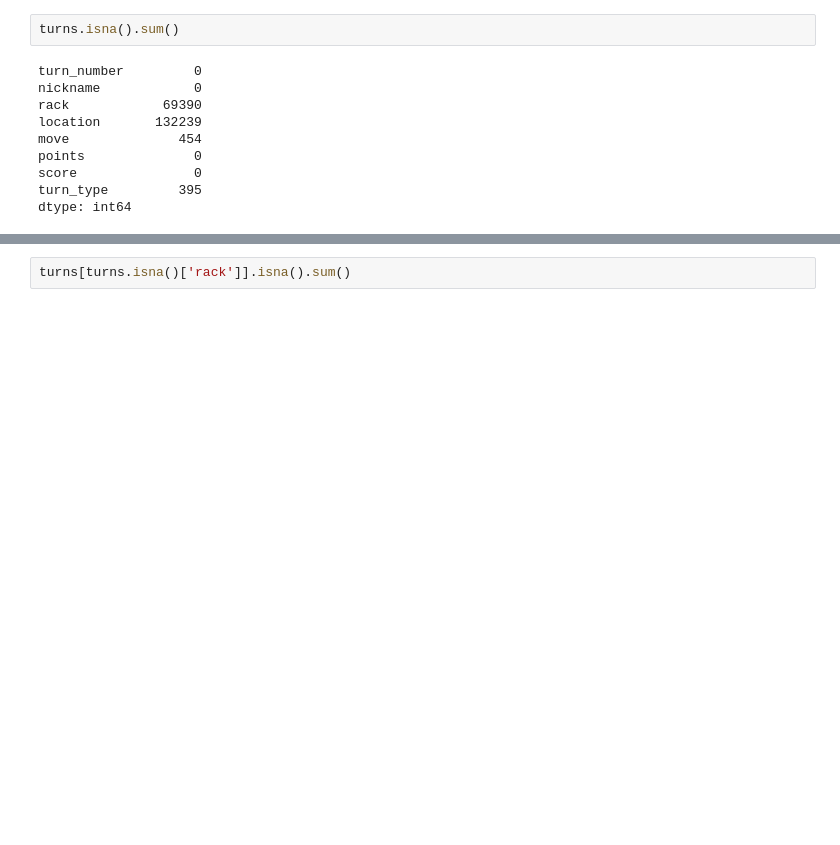
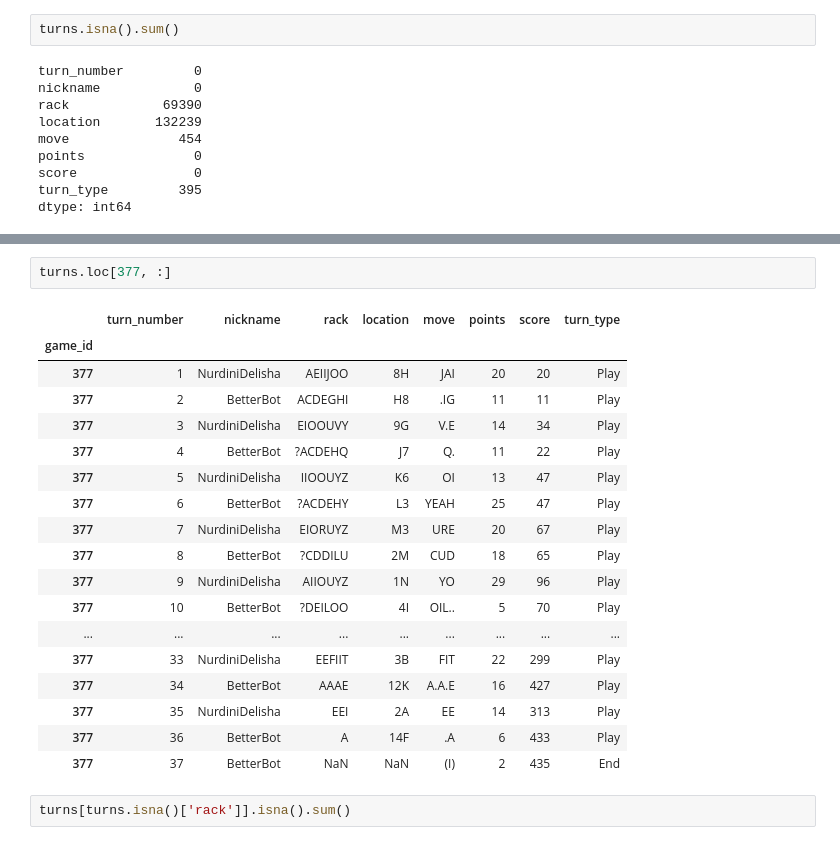
Before and after one commit to CatGuy1300/scrabble, a Jupyter notebook: notebooks/na_search.ipynb, the cells around one changed output, grey strips where cells are left out. Saved outputs shown, nothing was run; the diff lists cells and outputs as text; blank space fills up the shorter version.

```diff
--- a/notebooks/na_search.ipynb
+++ b/notebooks/na_search.ipynb
@@ -46,3 +63,24 @@ dtype: int64
+# %%
+turns.loc[377, :]
+# %% [output]
+|  | turn_number | nickname | rack | location | move | points | score | turn_type |
+| game_id |  |  |  |  |  |  |  |  |
+| 377 | 1 | NurdiniDelisha | AEIIJOO | 8H | JAI | 20 | 20 | Play |
+| 377 | 2 | BetterBot | ACDEGHI | H8 | .IG | 11 | 11 | Play |
+| 377 | 3 | NurdiniDelisha | EIOOUVY | 9G | V.E | 14 | 34 | Play |
+| 377 | 4 | BetterBot | ?ACDEHQ | J7 | Q. | 11 | 22 | Play |
+| 377 | 5 | NurdiniDelisha | IIOOUYZ | K6 | OI | 13 | 47 | Play |
+| 377 | 6 | BetterBot | ?ACDEHY | L3 | YEAH | 25 | 47 | Play |
+| 377 | 7 | NurdiniDelisha | EIORUYZ | M3 | URE | 20 | 67 | Play |
+| 377 | 8 | BetterBot | ?CDDILU | 2M | CUD | 18 | 65 | Play |
+| 377 | 9 | NurdiniDelisha | AIIOUYZ | 1N | YO | 29 | 96 | Play |
+| 377 | 10 | BetterBot | ?DEILOO | 4I | OIL.. | 5 | 70 | Play |
+| ... | ... | ... | ... | ... | ... | ... | ... | ... |
+| 377 | 33 | NurdiniDelisha | EEFIIT | 3B | FIT | 22 | 299 | Play |
+| 377 | 34 | BetterBot | AAAE | 12K | A.A.E | 16 | 427 | Play |
+| 377 | 35 | NurdiniDelisha | EEI | 2A | EE | 14 | 313 | Play |
+| 377 | 36 | BetterBot | A | 14F | .A | 6 | 433 | Play |
+| 377 | 37 | BetterBot | NaN | NaN | (I) | 2 | 435 | End |
 # %%
 turns[turns.isna()['rack']].isna().sum()
 # %% [output]
```
Also changed, not shown: parts of 3 cells of this notebook, 1 other file.
